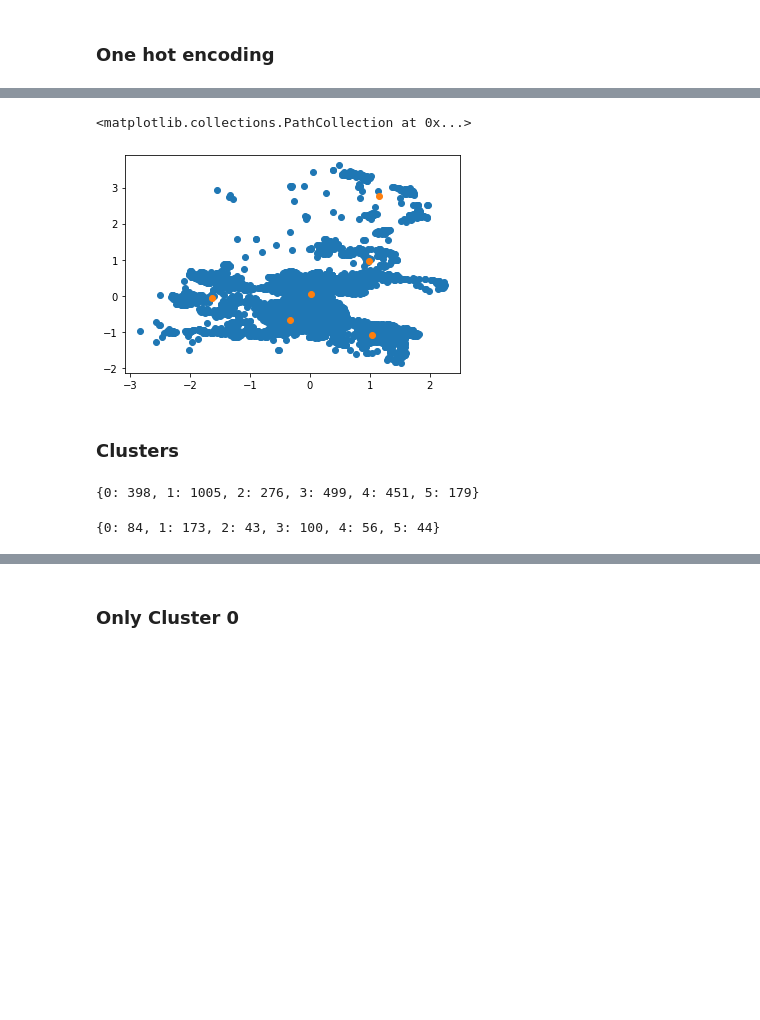
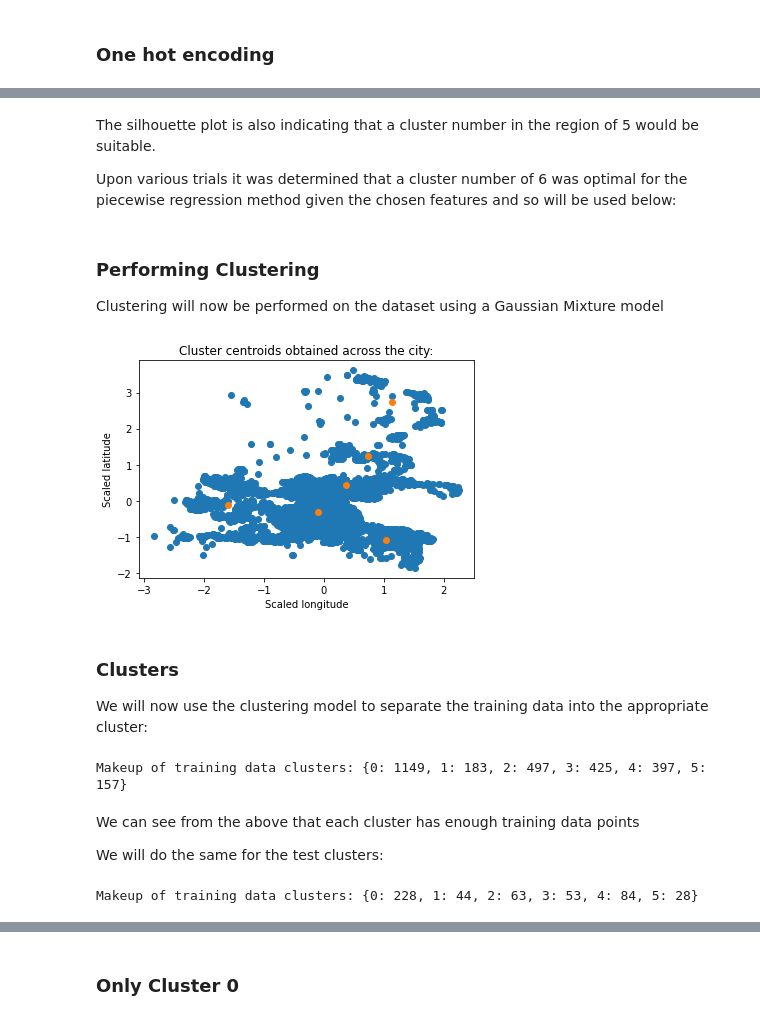
Before and after one commit to kenca5ey/et5003, a Jupyter notebook: ET5003_Etivity2_KennethCasey_20197764.ipynb, the cells around one changed output, grey strips where cells are left out. Saved outputs shown, nothing was run; the diff lists cells and outputs as text; code cells hidden in the pictures; blank space fills up the shorter version.

```diff
--- a/ET5003_Etivity2_KennethCasey_20197764.ipynb
+++ b/ET5003_Etivity2_KennethCasey_20197764.ipynb
@@ -615,0 +690,4 @@ yn_train = yscaler.transform(ylog)
+# %%
+df_train['bathrooms'] = np.log(df_train['bathrooms'].astype('float'))
+df_train['beds'] = np.log(df_train['beds'].astype('float'))
+df_train['surface'] = np.log(df_train['surface'].astype('float'))
@@ -615,0 +707,5 @@ yn_train = yscaler.transform(ylog)
+# %%
+# StandardScaler() will normalize the features i.e. each column of X,
+# so each column/feature/variable will have μ = 0 and σ = 1
+standard_scaler_lat_long = StandardScaler().fit(df_train[['latitude', 'longitude']])
+df_train[['latitude', 'longitude']] = standard_scaler_lat_long.transform(df_train[['latitude', 'longitude']])
@@ -615,0 +716,11 @@ yn_train = yscaler.transform(ylog)
+# %%
+# One hot encoding the property type column
+df_test = pd.get_dummies(df_test, columns=['property_type'], drop_first=False)
+
+# Log transforming the left skewed columns
+df_test['surface'] = np.log(df_test['surface'])
+df_test['beds'] = np.log(df_test['beds'])
+df_test['bathrooms'] = np.log(df_test['bathrooms'])
+
+# Standard scaling the latitude and longitude columns
+df_test[['latitude', 'longitude']] = standard_scaler_lat_long.transform(df_test[['latitude', 'longitude']])
@@ -615,0 +731,13 @@ yn_train = yscaler.transform(ylog)
+# %%
+# Selecting the features upon which to train the models
+
+# Training data
+featrain = ['longitude', 'latitude', 'surface', 'beds', 'bathrooms', 'property_type_detached', 'property_type_apartment', 'price']
+df_subset_train = df_train[featrain]
+
+# Test data
+featest = ['longitude', 'latitude', 'surface', 'beds', 'bathrooms', 'property_type_detached', 'property_type_apartment']
+df_subset_test  =  df_test[featest]
+
+# True price for test data
+df_true_price = df_test[df_cost.index.isin(df_subset_test.index)].price
@@ -660,33 +887,49 @@ MAPE =  0.26531196289691045
+# %% [markdown]
+The silhouette plot is also indicating that a cluster number in the region of 5 would be suitable.
+
+Upon various trials it was determined that a cluster number of 6 was optimal for the piecewise regression method given the chosen features and so will be used below:
+# %% [markdown]
+### Performing Clustering
+
+Clustering will now be performed on the dataset using a Gaussian Mixture model
 # %%
 # training gaussian mixture model
 from sklearn.mixture import GaussianMixture
 
 gmm = GaussianMixture(n_components=6)
-# clustering by features 1, 2
-ind=[0,1]
-X_ind = np.vstack([Xn_train[:,ind],Xn_test[:,ind]])
+
 # Gaussian Mixture
 gmm.fit(X_ind)
 # plot blue dots
 plt.scatter(X_ind[:,0],X_ind[:,1])
 # centroids:  orange dots
 plt.scatter(gmm.means_[:,0],gmm.means_[:,1])
+plt.title("Cluster centroids obtained across the city:")
+plt.xlabel("Scaled longitude")
+plt.ylabel("Scaled latitude")
+plt.show()
 # %% [output]
-<matplotlib.collections.PathCollection at 0x...>
-[figure, old version]
+[figure, new version]
-# %% [markdown]
-### Clusters
+# %% [markdown]
+### Clusters
+
+We will now use the clustering model to separate the training data into the appropriate cluster:
 # %%
 # train clusters
 clusters_train = gmm.predict(Xn_train[:,ind])
 unique_train, counts_train = np.unique(clusters_train, return_counts=True)
-dict(zip(unique_train, counts_train))
+print(f"Makeup of training data clusters: {dict(zip(unique_train, counts_train))}")
 # %% [output]
-{0: 398, 1: 1005, 2: 276, 3: 499, 4: 451, 5: 179}
+Makeup of training data clusters: {0: 1149, 1: 183, 2: 497, 3: 425, 4: 397, 5: 157}
+# %% [markdown]
+We can see from the above that each cluster has enough training data points
+
+We will do the same for the test clusters:
 # %%
 # test clusters
 clusters_test = gmm.predict(Xn_test[:,ind])
 unique_test, counts_test = np.unique(clusters_test, return_counts=True)
-dict(zip(unique_test, counts_test))
+
+print(f"Makeup of training data clusters: {dict(zip(unique_test, counts_test))}")
 # %% [output]
-{0: 84, 1: 173, 2: 43, 3: 100, 4: 56, 5: 44}
+Makeup of training data clusters: {0: 228, 1: 44, 2: 63, 3: 53, 4: 84, 5: 28}
```
Also changed, not shown: parts of 171 cells of this notebook.
